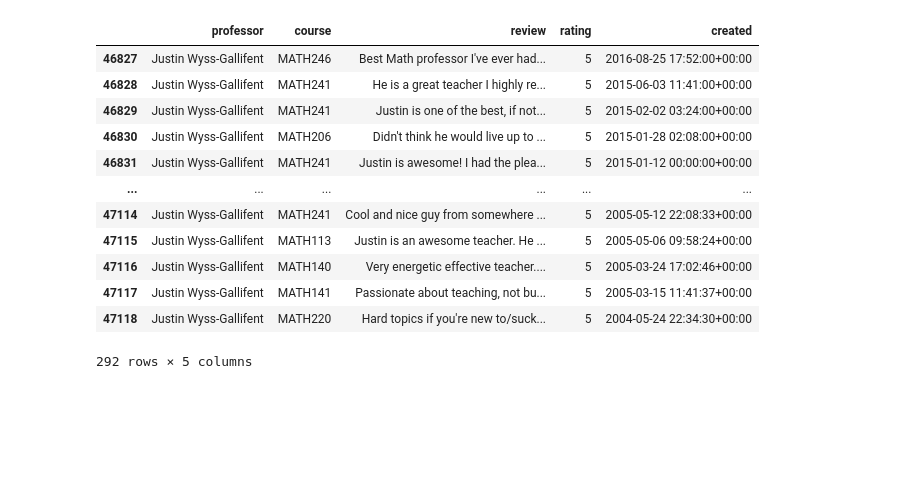
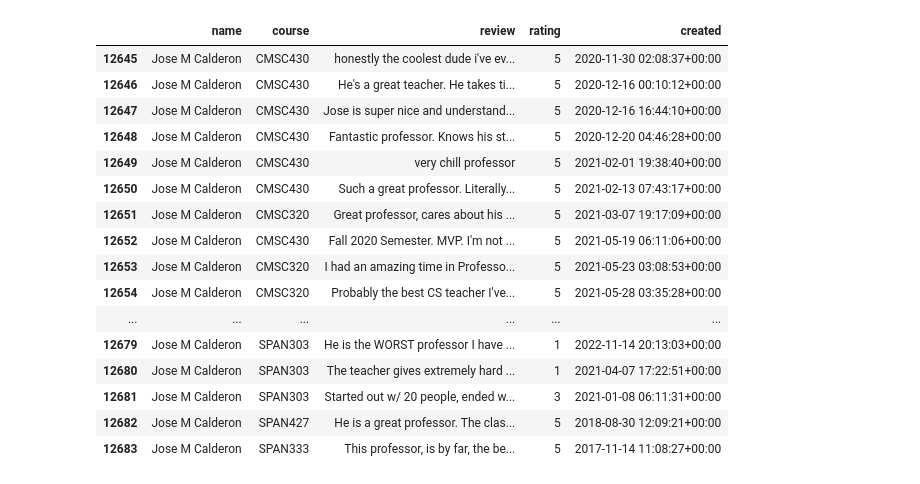
Before and after one commit to cf12/umd-cmsc320-final-tutorial, a Jupyter notebook: src/merge.ipynb, the cells around one changed output. Cells and saved outputs as stored; diff of their text form; code cells hidden in the pictures; blank space fills up the shorter version.

```diff
--- a/src/merge.ipynb
+++ b/src/merge.ipynb
@@ -109,16 +111,20 @@ reviews
-# %%
-reviews[reviews.professor == "Justin Wyss-Gallifent"]
-# %% [output]
-|  | professor | course | review | rating | created |
-| 46827 | Justin Wyss-Gallifent | MATH246 | Best Math professor I've ever had... | 5 | 2016-08-25 17:52:00+00:00 |
-| 46828 | Justin Wyss-Gallifent | MATH241 | He is a great teacher I highly re... | 5 | 2015-06-03 11:41:00+00:00 |
-| 46829 | Justin Wyss-Gallifent | MATH241 | Justin is one of the best, if not... | 5 | 2015-02-02 03:24:00+00:00 |
-| 46830 | Justin Wyss-Gallifent | MATH206 | Didn't think he would live up to ... | 5 | 2015-01-28 02:08:00+00:00 |
-| 46831 | Justin Wyss-Gallifent | MATH241 | Justin is awesome! I had the plea... | 5 | 2015-01-12 00:00:00+00:00 |
-| ... | ... | ... | ... | ... | ... |
-| 47114 | Justin Wyss-Gallifent | MATH241 | Cool and nice guy from somewhere ... | 5 | 2005-05-12 22:08:33+00:00 |
-| 47115 | Justin Wyss-Gallifent | MATH113 | Justin is an awesome teacher. He ... | 5 | 2005-05-06 09:58:24+00:00 |
-| 47116 | Justin Wyss-Gallifent | MATH140 | Very energetic effective teacher.... | 5 | 2005-03-24 17:02:46+00:00 |
-| 47117 | Justin Wyss-Gallifent | MATH141 | Passionate about teaching, not bu... | 5 | 2005-03-15 11:41:37+00:00 |
-| 47118 | Justin Wyss-Gallifent | MATH220 | Hard topics if you're new to/suck... | 5 | 2004-05-24 22:34:30+00:00 |
-292 rows × 5 columns
+# %%
+reviews[reviews.name == "Jose M Calderon"]
+# %% [output]
+|  | name | course | review | rating | created |
+| 12645 | Jose M Calderon | CMSC430 | honestly the coolest dude i've ev... | 5 | 2020-11-30 02:08:37+00:00 |
+| 12646 | Jose M Calderon | CMSC430 | He's a great teacher. He takes ti... | 5 | 2020-12-16 00:10:12+00:00 |
+| 12647 | Jose M Calderon | CMSC430 | Jose is super nice and understand... | 5 | 2020-12-16 16:44:10+00:00 |
+| 12648 | Jose M Calderon | CMSC430 | Fantastic professor. Knows his st... | 5 | 2020-12-20 04:46:28+00:00 |
+| 12649 | Jose M Calderon | CMSC430 | very chill professor | 5 | 2021-02-01 19:38:40+00:00 |
+| 12650 | Jose M Calderon | CMSC430 | Such a great professor. Literally... | 5 | 2021-02-13 07:43:17+00:00 |
+| 12651 | Jose M Calderon | CMSC320 | Great professor, cares about his ... | 5 | 2021-03-07 19:17:09+00:00 |
+| 12652 | Jose M Calderon | CMSC430 | Fall 2020 Semester. MVP. I'm not ... | 5 | 2021-05-19 06:11:06+00:00 |
+| 12653 | Jose M Calderon | CMSC320 | I had an amazing time in Professo... | 5 | 2021-05-23 03:08:53+00:00 |
+| 12654 | Jose M Calderon | CMSC320 | Probably the best CS teacher I've... | 5 | 2021-05-28 03:35:28+00:00 |
+| ... | ... | ... | ... | ... | ... |
+| 12679 | Jose M Calderon | SPAN303 | He is the WORST professor I have ... | 1 | 2022-11-14 20:13:03+00:00 |
+| 12680 | Jose M Calderon | SPAN303 | The teacher gives extremely hard ... | 1 | 2021-04-07 17:22:51+00:00 |
+| 12681 | Jose M Calderon | SPAN303 | Started out w/ 20 people, ended w... | 3 | 2021-01-08 06:11:31+00:00 |
+| 12682 | Jose M Calderon | SPAN427 | He is a great professor. The clas... | 5 | 2018-08-30 12:09:21+00:00 |
+| 12683 | Jose M Calderon | SPAN333 | This professor, is by far, the be... | 5 | 2017-11-14 11:08:27+00:00 |
```
Also changed, not shown: parts of 8 cells of this notebook, 1 other file.
